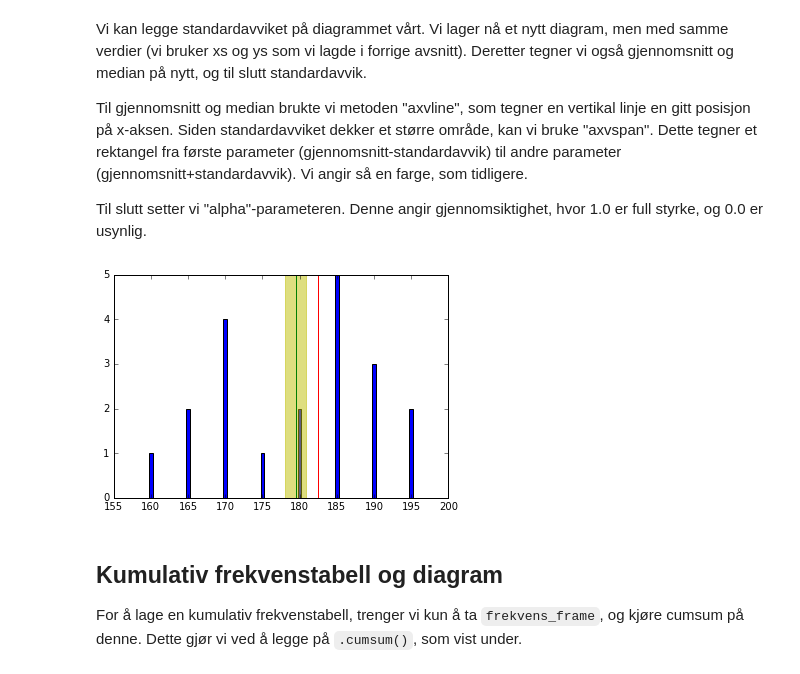
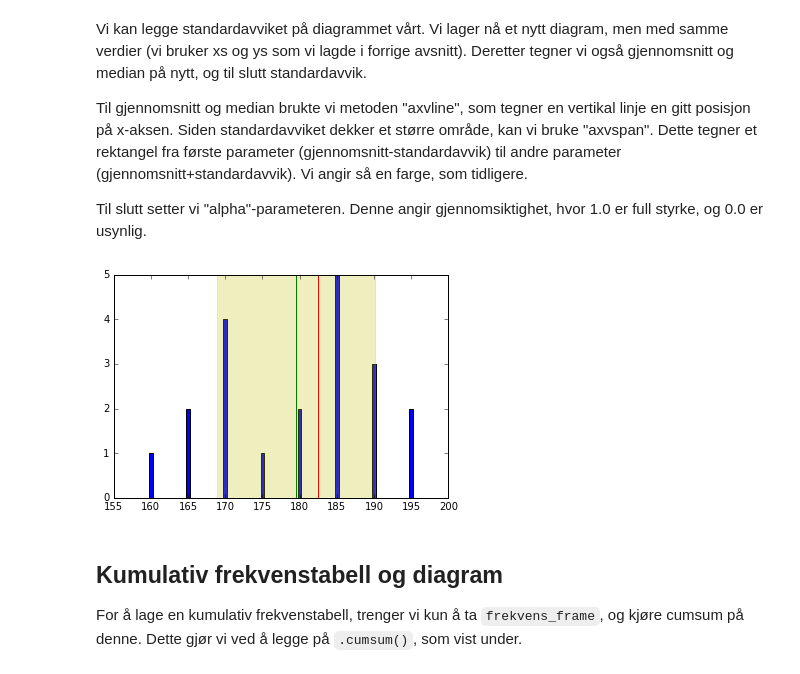
Before and after one commit to oal/ma155-pandas-manual, a Jupyter notebook: notebooks/Frekvenstabell og -diagram.ipynb, the cells around one changed output. Saved outputs shown, nothing was run; the diff lists cells and outputs as text; code cells hidden in the pictures.

Commit message:
Fiks standardavvik.

```diff
--- a/notebooks/Frekvenstabell og -diagram.ipynb
+++ b/notebooks/Frekvenstabell og -diagram.ipynb
@@ -11,11 +11,9 @@ For å lage en frekvenstabell, lag en ny celle i notebooken (Insert -> Cell belo
 # %%
 from pandas import Series
 
-hoyder = Series(
-    [165, 175, 190, 190, 170, 170, 185, 160, 170, 165, 180, 195, 185, 195, 185, 190, 185, 180, 185, 170],
-    name='Målinger'
-)
-print(hoyder.name)
+data = [165, 175, 190, 190, 170, 170, 185, 160, 170, 165, 180, 195, 185, 195, 185, 190, 185, 180, 185, 170]
+hoyder = Series(data, name='Målinger')
+
 frekvens = hoyder.value_counts().sort_index()
 
 frekvens
@@ -131,8 +128,8 @@ Median: Rød linje
 
 I tillegg til metodene "mean" og "median", gir Pandas oss også enkel tilgang til utvalgsvarians- og standardavvik.
 # %%
-varians = frekvens.var()
-std_av = frekvens.std()
+varians = hoyder.var()
+std_av = hoyder.std()
 
 print('Utvalgsvarians:', varians)
 print('Utvalgsstandardavvik:', std_av)
@@ -148,16 +145,16 @@ Til slutt setter vi "alpha"-parameteren. Denne angir gjennomsiktighet, hvor 1.0
 # %%
 plt.bar(xs, ys, width=0.5, align='center') # Plotte stolpene på det nye diagrammet, med samme verdier som tidligere
 
 # Tegne en grønn linje for gjennomsnitt, og rød for median, som tidligere
 plt.axvline(gjsnitt, color='g')
 plt.axvline(median, color='r')
 
-# Tegner opp et halvgjennomsiktig, gult rektangel for standardavvik
-plt.axvspan(gjsnitt-std_av, gjsnitt+std_av, color='y', alpha=0.5)
+# Tegner opp et nokså gjennomsiktig, gult rektangel for standardavvik
+plt.axvspan(gjsnitt-std_av, gjsnitt+std_av, color='y', alpha=0.25)
 
 plt.show()
 # %% [output]
-[figure, old version]
+[figure, new version]
 # %% [markdown]
 ## Kumulativ frekvenstabell og diagram
 
```
Also changed, not shown: parts of 2 cells of this notebook, 1 other file.
